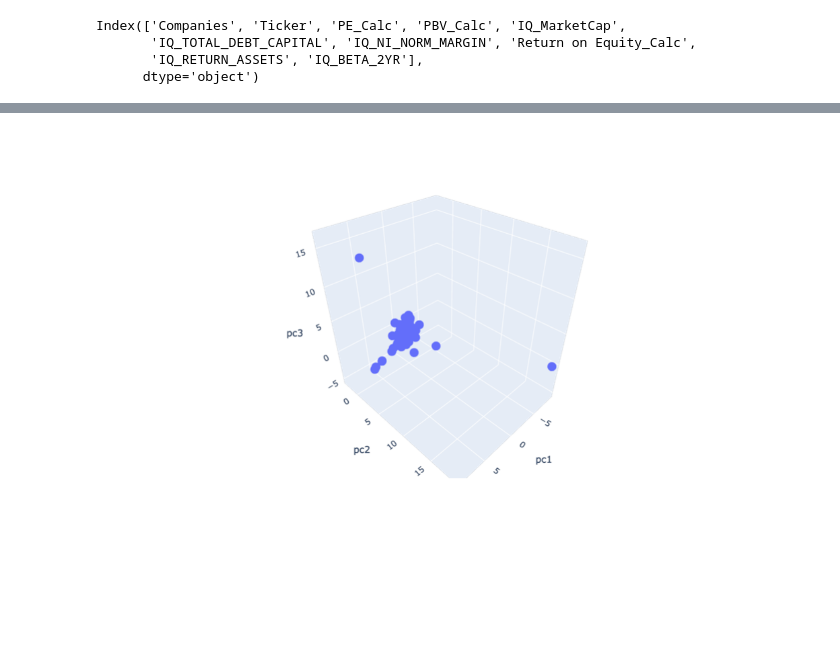
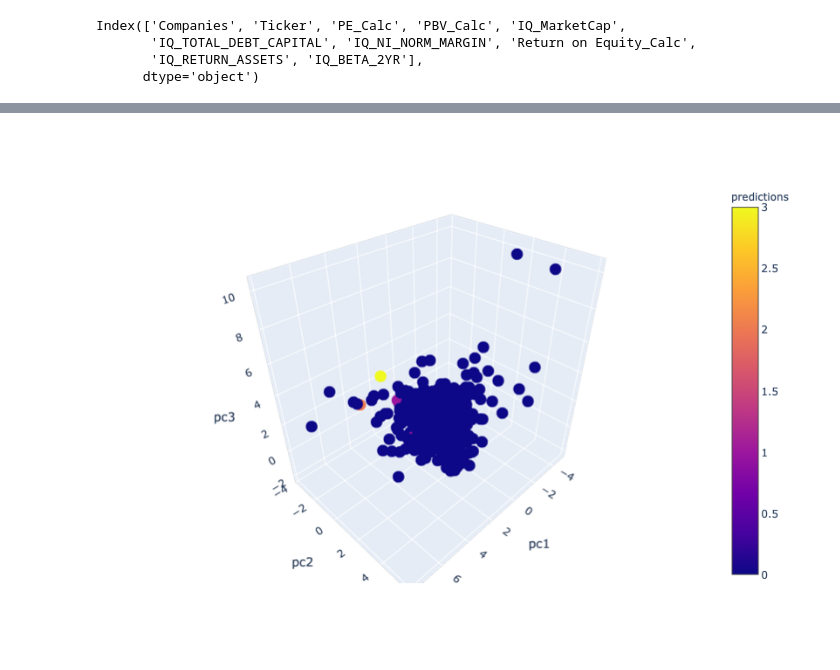
Before and after one commit to ekuo651/Machine-Learning-for-Stock-Selection, a Jupyter notebook: weiqing.ipynb, the cells around one changed output, grey strips where cells are left out. Saved outputs shown, nothing was run; the diff lists cells and outputs as text; code cells hidden in the pictures; blank space fills up the shorter version.

```diff
--- a/weiqing.ipynb
+++ b/weiqing.ipynb
@@ -130,0 +149,13 @@ sp500_pca.hvplot.scatter(x='pc1', y='pc2')
+# %%
+sp500_kmeans = sp500_no_na.iloc[:,1:]
+#sp500_scaled = StandardScaler().fit_transform(sp500_kmeans)
+inertia = []
+k = list(range(1, 11))
+for i in k:
+    km = KMeans(n_clusters=i)
+    km.fit(sp500_kmeans)
+    inertia.append(km.inertia_)
+
+elbow_data = {"k": k, "inertia": inertia}
+df_elbow = pd.DataFrame(elbow_data)
+df_elbow.hvplot.line(x="k", y="inertia", xticks=k, title="Elbow Curve")
@@ -130,0 +164,11 @@ sp500_pca.hvplot.scatter(x='pc1', y='pc2')
+# %%
+model = KMeans(n_clusters=5)
+model.fit(sp500_kmeans)
+predictions = model.predict(sp500_kmeans)
+predictions = pd.DataFrame(predictions)
+predictions.rename(columns={0:'predictions'}, inplace=True)
+# %%
+sp500_scaled = StandardScaler().fit_transform(sp500_kmeans)
+pca = PCA(n_components=6)
+sp500_pca = pca.fit_transform(sp500_scaled)
+pca.explained_variance_ratio_
@@ -130,0 +178,7 @@ sp500_pca.hvplot.scatter(x='pc1', y='pc2')
+# %%
+sp500_pca = pd.DataFrame(
+    data=sp500_pca, columns=["pc1", "pc2", 'pc3', 'pc4', 'pc5', 'pc6']
+)
+
+sp500_pca_pred = pd.concat([sp500_pca, predictions], axis=1)
+sp500_pca_pred.hvplot.scatter(x='pc1', y='pc2', by='predictions')
@@ -131,5 +187,5 @@ sp500_pca.hvplot.scatter(x='pc1', y='pc2')
 # %%
-fig = px.scatter_3d(sp500_pca, x='pc1', y='pc2', z='pc3')
+fig = px.scatter_3d(sp500_pca_pred, x='pc1', y='pc2', z='pc3', color='predictions')
 fig.show()
 # %% [output]
-[figure, old version]
+[figure, new version]
```
Also changed, not shown: parts of 14 cells of this notebook, 3 other files.
